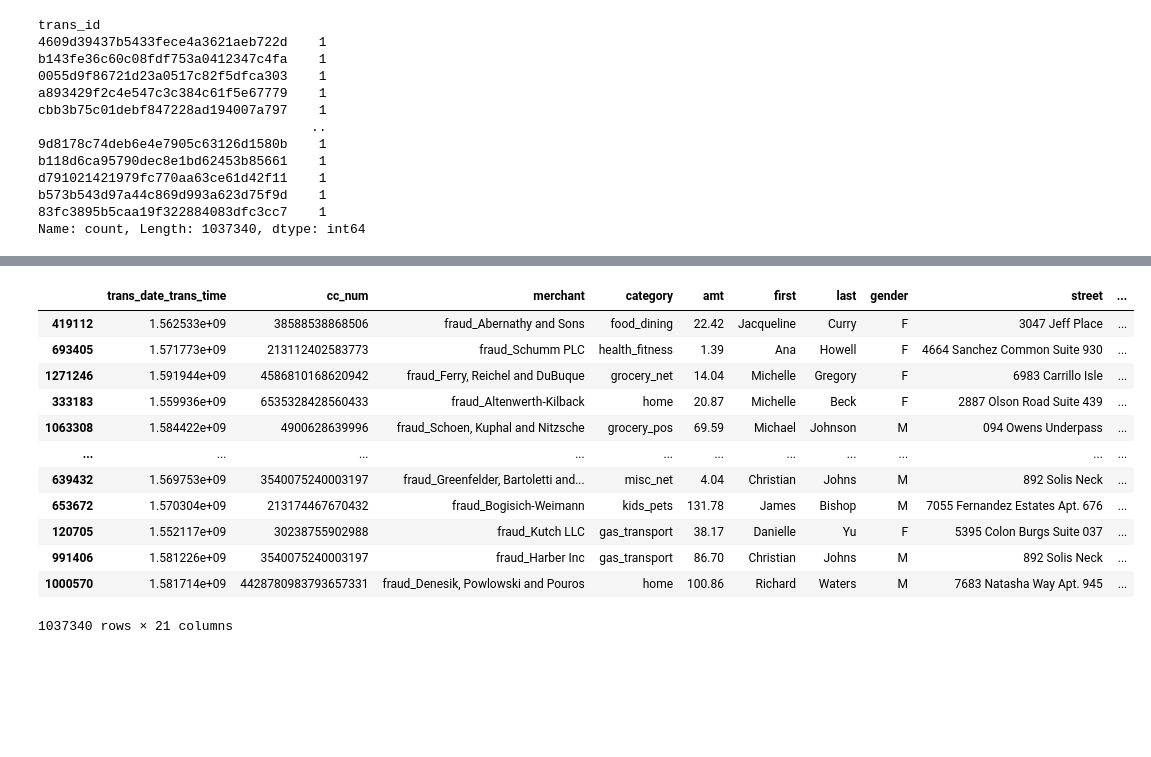
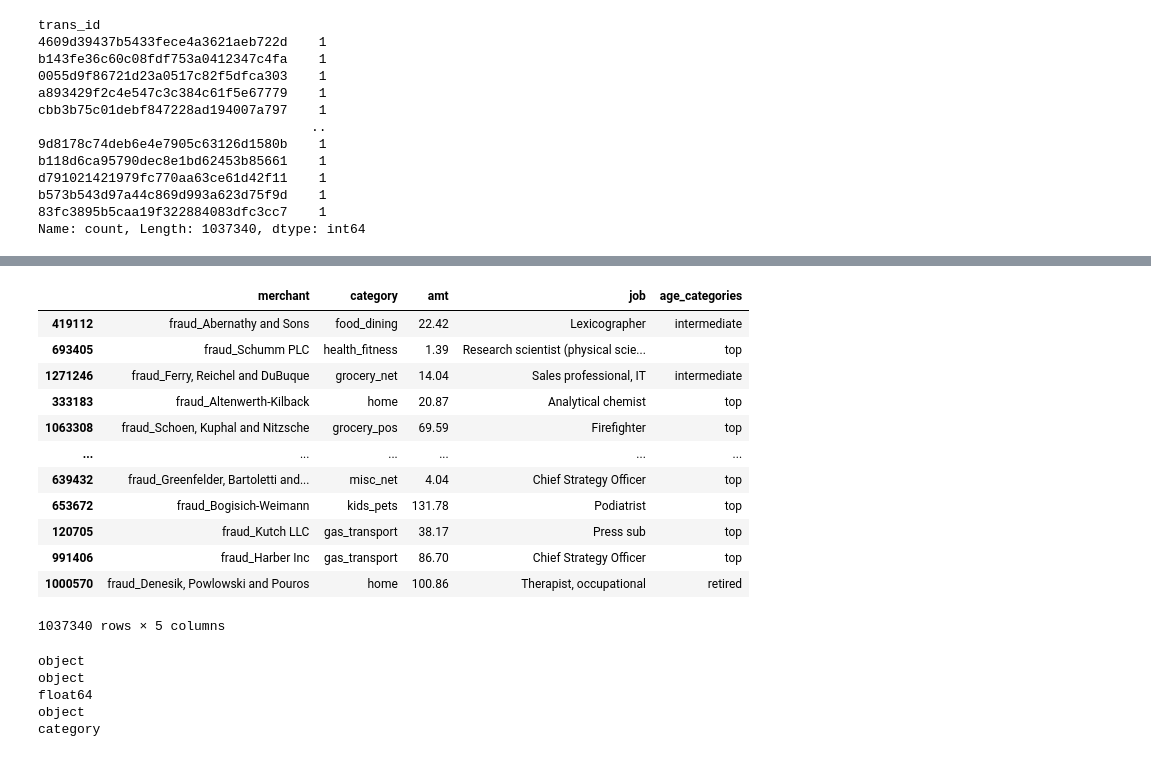
Before and after one commit to LearnerSamuelX/fraud_detection, a Jupyter notebook: M_A's_EDA.ipynb, the cells around one changed output, grey strips where cells are left out. Saved outputs shown, nothing was run; the diff lists cells and outputs as text; code cells hidden in the pictures; blank space fills up the shorter version.

```diff
--- a/M_A's_EDA.ipynb
+++ b/M_A's_EDA.ipynb
@@ -313,7 +330,2 @@ columns_kept = [
-# %%
-import pandas as pd
-import datetime
-
-now = datetime.datetime.now()
-X_train['dob'] = pd.to_datetime(X_train['dob'], format='%Y-%m-%d')
-X_train['age'] = (now.date().year - X_train['dob'].dt.year)
+# %%
+X_train = X_train.drop(columns_dropped, axis=1)
@@ -319,0 +346,2 @@ X_train['age'] = (now.date().year - X_train['dob'].dt.year)
+# %%
+X_train = X_train.drop(["trans_id"], axis=1)
@@ -320,17 +368,36 @@ X_train['age'] = (now.date().year - X_train['dob'].dt.year)
+# %%
+# put age into different categories
+age_bins = [0, 35, 65, float('inf')]
+age_labels = ['intermediate', 'top', 'retired']
+X_train['age_categories'] = pd.cut(X_train['age'], bins=age_bins, labels=age_labels, right=False)
 # %%
-X_train = X_train.drop(['dob'], axis=1)
+X_train = X_train.drop(['age'], axis=1)
 X_train
 # %% [output]
-|  | trans_date_trans_time | cc_num | merchant | category | amt | first | last | gender | street | ... |
-| 419112 | 1.562533e+09 | 38588538868506 | fraud_Abernathy and Sons | food_dining | 22.42 | Jacqueline | Curry | F | 3047 Jeff Place | ... |
-| 693405 | 1.571773e+09 | 213112402583773 | fraud_Schumm PLC | health_fitness | 1.39 | Ana | Howell | F | 4664 Sanchez Common Suite 930 | ... |
-| 1271246 | 1.591944e+09 | 4586810168620942 | fraud_Ferry, Reichel and DuBuque | grocery_net | 14.04 | Michelle | Gregory | F | 6983 Carrillo Isle | ... |
-| 333183 | 1.559936e+09 | 6535328428560433 | fraud_Altenwerth-Kilback | home | 20.87 | Michelle | Beck | F | 2887 Olson Road Suite 439 | ... |
-| 1063308 | 1.584422e+09 | 4900628639996 | fraud_Schoen, Kuphal and Nitzsche | grocery_pos | 69.59 | Michael | Johnson | M | 094 Owens Underpass | ... |
-| ... | ... | ... | ... | ... | ... | ... | ... | ... | ... | ... |
-| 639432 | 1.569753e+09 | 3540075240003197 | fraud_Greenfelder, Bartoletti and... | misc_net | 4.04 | Christian | Johns | M | 892 Solis Neck | ... |
-| 653672 | 1.570304e+09 | 213174467670432 | fraud_Bogisich-Weimann | kids_pets | 131.78 | James | Bishop | M | 7055 Fernandez Estates Apt. 676 | ... |
-| 120705 | 1.552117e+09 | 30238755902988 | fraud_Kutch LLC | gas_transport | 38.17 | Danielle | Yu | F | 5395 Colon Burgs Suite 037 | ... |
-| 991406 | 1.581226e+09 | 3540075240003197 | fraud_Harber Inc | gas_transport | 86.70 | Christian | Johns | M | 892 Solis Neck | ... |
-| 1000570 | 1.581714e+09 | 4428780983793657331 | fraud_Denesik, Powlowski and Pouros | home | 100.86 | Richard | Waters | M | 7683 Natasha Way Apt. 945 | ... |
+|  | merchant | category | amt | job | age_categories |
+| 419112 | fraud_Abernathy and Sons | food_dining | 22.42 | Lexicographer | intermediate |
+| 693405 | fraud_Schumm PLC | health_fitness | 1.39 | Research scientist (physical scie... | top |
+| 1271246 | fraud_Ferry, Reichel and DuBuque | grocery_net | 14.04 | Sales professional, IT | intermediate |
+| 333183 | fraud_Altenwerth-Kilback | home | 20.87 | Analytical chemist | top |
+| 1063308 | fraud_Schoen, Kuphal and Nitzsche | grocery_pos | 69.59 | Firefighter | top |
+| ... | ... | ... | ... | ... | ... |
+| 639432 | fraud_Greenfelder, Bartoletti and... | misc_net | 4.04 | Chief Strategy Officer | top |
+| 653672 | fraud_Bogisich-Weimann | kids_pets | 131.78 | Podiatrist | top |
+| 120705 | fraud_Kutch LLC | gas_transport | 38.17 | Press sub | top |
+| 991406 | fraud_Harber Inc | gas_transport | 86.70 | Chief Strategy Officer | top |
+| 1000570 | fraud_Denesik, Powlowski and Pouros | home | 100.86 | Therapist, occupational | retired |
-1037340 rows × 21 columns
+1037340 rows × 5 columns
+# %%
+# check data type
+for i in X_train:
+    if X_train[i].dtypes == "object":
+        X_train[i].astype('category')
+
+for i in X_train:
+    print(X_train[i].dtype)
+# %% [output]
+object
+object
+float64
+object
+category
```
Also changed, not shown: parts of 13 cells of this notebook, 1 other file.
